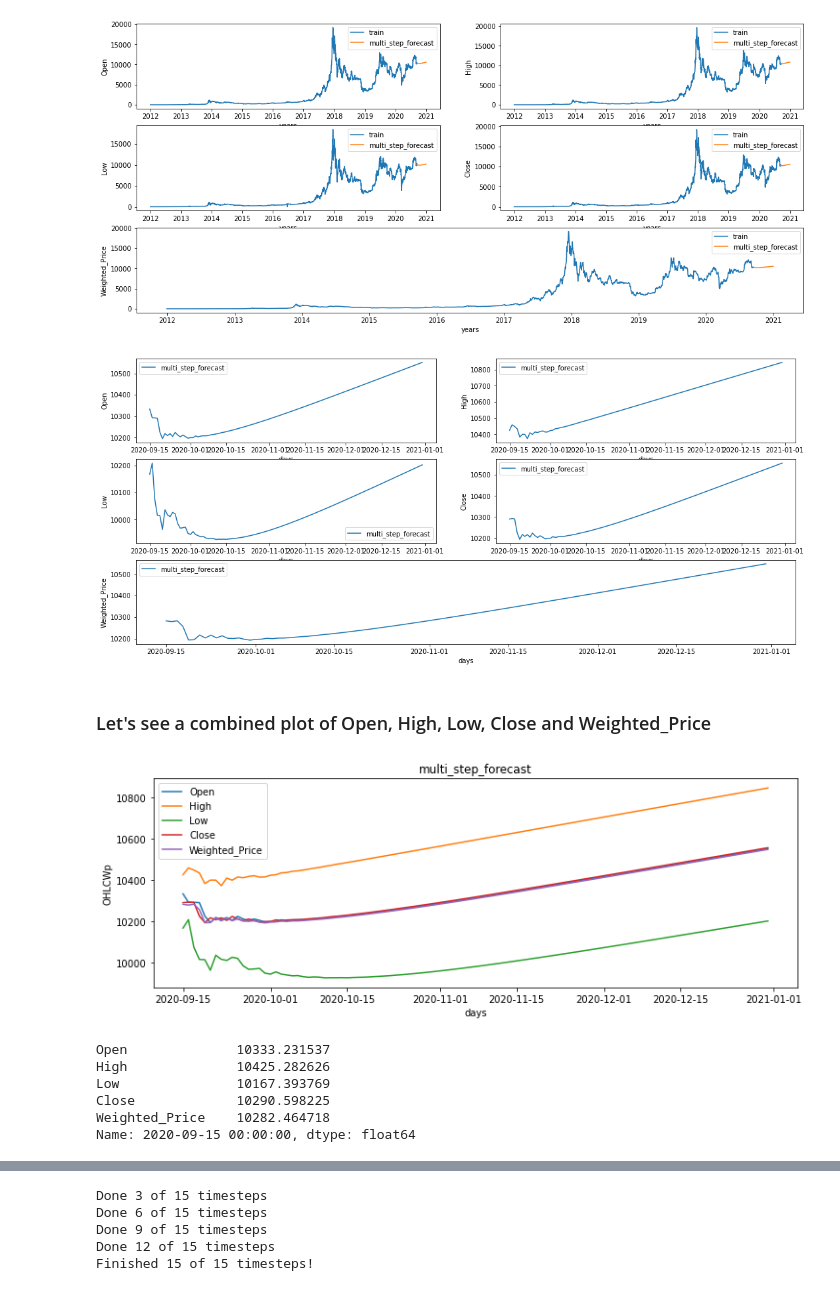
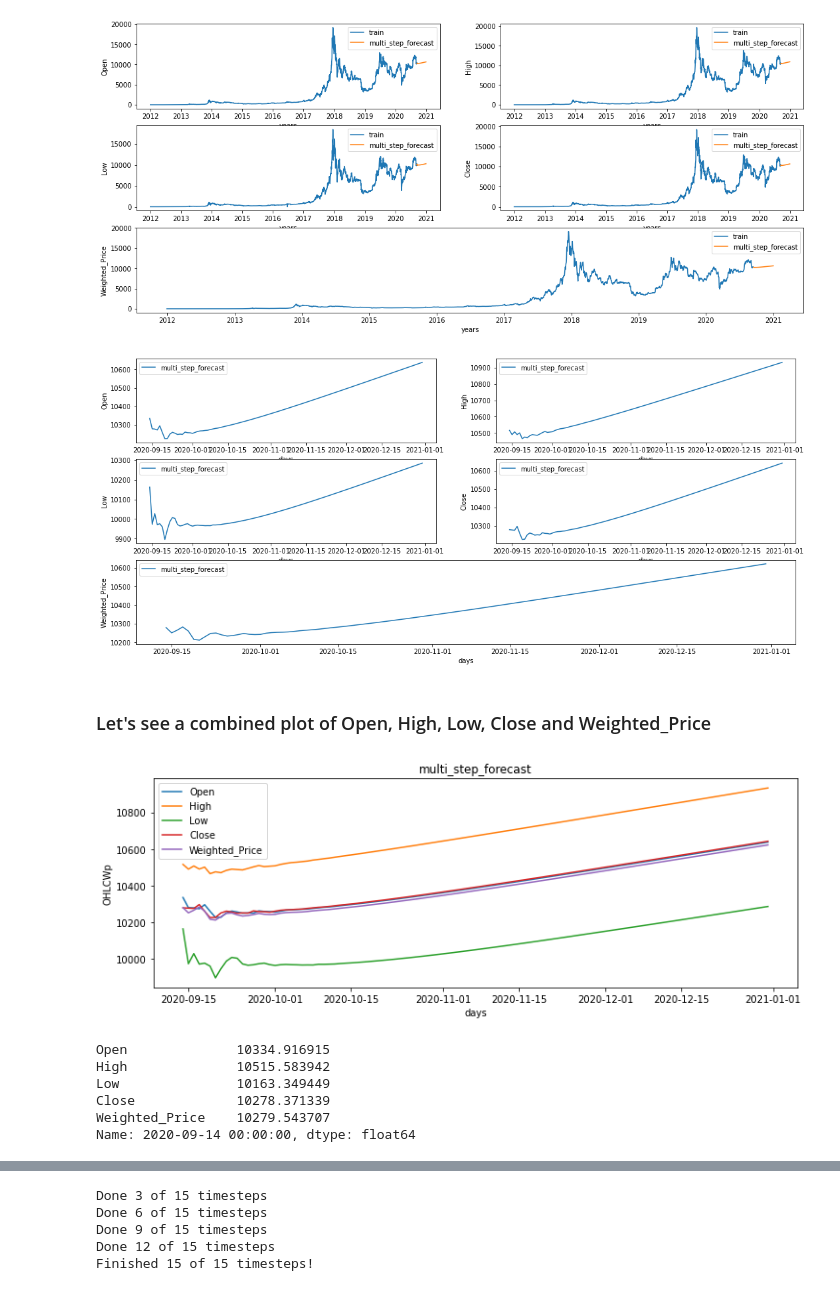
Before and after one commit to HamoyeHQ/05-bitcoin-trading, a Jupyter notebook: OHLC_BTC_CUR multivariate time series.ipynb, the cells around one changed output, grey strips where cells are left out. Drawn from its saved outputs; the diff is of its cells as text; code cells hidden in the pictures.

```diff
--- a/OHLC_BTC_CUR multivariate time series.ipynb
+++ b/OHLC_BTC_CUR multivariate time series.ipynb
@@ -1123,6 +1177,6 @@ scaled_OHLCWp_df.head()
 # %%
 n_lags_daily = 3 # initializing the number of lags to use (after much trials, 3 was the best to use)
-start_walk_daily_lstm = start_walk_daily = daily_df_imputed.index[-108-n_lags_daily]
+start_walk_daily_lstm = start_walk_daily = daily_df_imputed.index[-109-n_lags_daily]
 # %%
 # spliiting the data
 scaled_OHLCWp_train, scaled_OHLCWp_test = ts_train_test_split(scaled_OHLCWp_df, start_walk_daily_lstm)
@@ -1353,7 +1407,7 @@ from datetime import timedelta
 ### Let's do a multi-step recursive forecast where we forecast for the next day and our forecast would then become part of the observations for the next day forecast. This has a drawback as dependencies will be lost and forecast errors will be carried forward. This is a common problem in time series forecasting.
 # %%
 # creating a function for recursive multistep forecasting
-def recursive_var_multi_step_forcast(df, lag_order, time_steps=108):
+def recursive_var_multi_step_forcast(df, lag_order, time_steps=109):
     df_log = np.log(df)
     history = [list(x) for x in np.array(df_log)]
     forecasts = []
@@ -1388,7 +1442,7 @@ for ind, series in zip(range(1, OHLCWp_mutistep_forecast.shape[1]+1), list(OHLCW
     if ind == 5:
         a = fig.add_subplot(3, 1, 3)
         plt.plot(daily_OHLCWp[series])
-        plt.plot(OHLCWp_mutistep_forecast[series][-108:])
+        plt.plot(OHLCWp_mutistep_forecast[series][-109:])
         plt.legend(['train', 'multi_step_forecast'])
         plt.xlabel('years')
         plt.ylabel(series)
@@ -1396,7 +1450,7 @@ for ind, series in zip(range(1, OHLCWp_mutistep_forecast.shape[1]+1), list(OHLCW
     else:
         a = fig.add_subplot(3, 2, ind)
         plt.plot(daily_OHLCWp[series])
-        plt.plot(OHLCWp_mutistep_forecast[series][-108:])
+        plt.plot(OHLCWp_mutistep_forecast[series][-109:])
         plt.legend(['train', 'multi_step_forecast'])
         plt.xlabel('years')
         plt.ylabel(series)
@@ -1408,41 +1462,41 @@ fig = plt.figure(figsize=(18, 8))
 for ind, series in zip(range(1, OHLCWp_mutistep_forecast.shape[1]+1), list(OHLCWp_mutistep_forecast.columns)):
     if ind == 5:
         a = fig.add_subplot(3, 1, 3)
-        plt.plot(OHLCWp_mutistep_forecast[series][-108:])
+        plt.plot(OHLCWp_mutistep_forecast[series][-109:])
         plt.legend(['multi_step_forecast'])
         plt.xlabel('days')
         plt.ylabel(series)
 
     else:
         a = fig.add_subplot(3, 2, ind)
-        plt.plot(OHLCWp_mutistep_forecast[series][-108:])
+        plt.plot(OHLCWp_mutistep_forecast[series][-109:])
         plt.legend(['multi_step_forecast'])
         plt.xlabel('days')
         plt.ylabel(series)
 # %% [output]
-[figure, old version]
+[figure, new version]
 # %% [markdown]
 ### Let's see a combined plot of Open, High, Low, Close and Weighted_Price
 # %%
 fig = plt.figure(figsize=(12, 4))
 plt.xlabel('days')
 plt.ylabel('OHLCWp')
 plt.title('multi_step_forecast')
 for series in list(OHLCWp_mutistep_forecast.columns):
-    plt.plot(OHLCWp_mutistep_forecast[series][-108:], label=series)
+    plt.plot(OHLCWp_mutistep_forecast[series][-109:], label=series)
 plt.legend(list(OHLCWp_mutistep_forecast.columns))
 plt.show()
 # %% [output]
-[figure, old version]
+[figure, new version]
 # %%
-next_day_forecast = OHLCWp_mutistep_forecast.iloc[-108]
+next_day_forecast = OHLCWp_mutistep_forecast.iloc[-109]
 next_day_forecast
 # %% [output]
-Open              10333.231537
-High              10425.282626
-Low               10167.393769
-Close             10290.598225
-Weighted_Price    10282.464718
-Name: 2020-09-15 00:00:00, dtype: float64
+Open              10334.916915
+High              10515.583942
+Low               10163.349449
+Close             10278.371339
+Weighted_Price    10279.543707
+Name: 2020-09-14 00:00:00, dtype: float64
 # %%
 for series in next_day_forecast.index:
```
Also changed, not shown: parts of 84 cells of this notebook.
